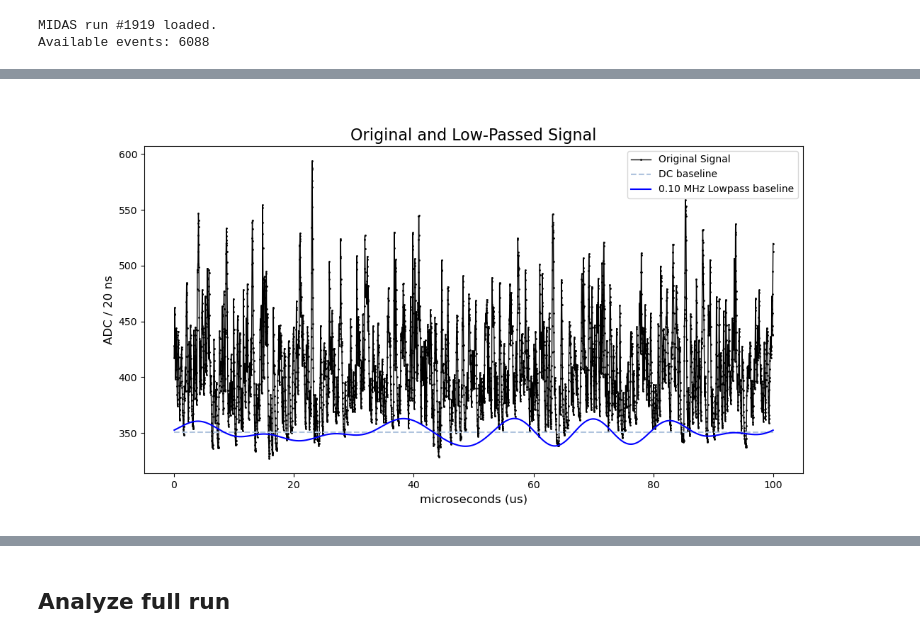
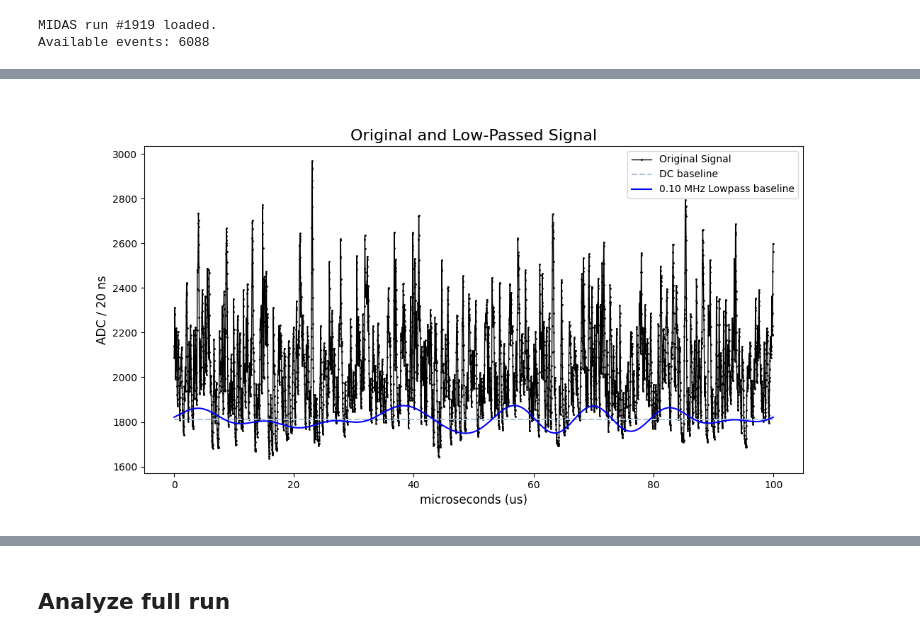
Before and after one commit to peckalec/dm-lab, a Jupyter notebook: REFLECT/SiPM_Analysis.ipynb, the cells around one changed output, grey strips where cells are left out. Drawn from its saved outputs; the diff is of its cells as text; code cells hidden in the pictures.

```diff
--- a/REFLECT/SiPM_Analysis.ipynb
+++ b/REFLECT/SiPM_Analysis.ipynb
@@ -57,7 +57,7 @@ def downsmoother(dataarray,downsampling,smoothing):
 # %%
 #### Load file
 
-inputfile=uproot.open("../../REFLECT/darkcounts/sipm521/output1919.root")
+inputfile=uproot.open("../../REFLECT/hiletgo/darksignals/output1919.root")
 print(f"MIDAS run #{inputfile.keys()[-1][5:9]} loaded. \n\
 Available events: {inputfile.keys()[-1][10:14]}")
 
@@ -184,7 +186,7 @@ Window FFT max frequency: 12.40
 # %%
 ####  Select Lowpass removal
 lowpasscut = 1/10
-DCoffset = -55 # manual DC offset
+DCoffset = -275+58 # manual DC offset
 
 #### Remove lowpass from original signal and compare
 tic()
@@ -220 +222 @@ Elapsed time is 9.639 milliseconds.
-[figure, old version]
+[figure, new version]
```
Also changed, not shown: parts of 29 cells of this notebook.
